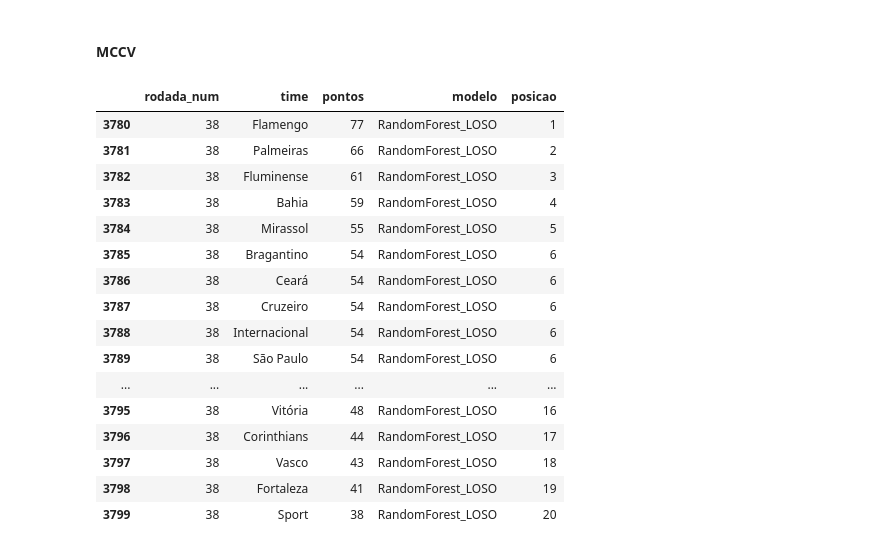
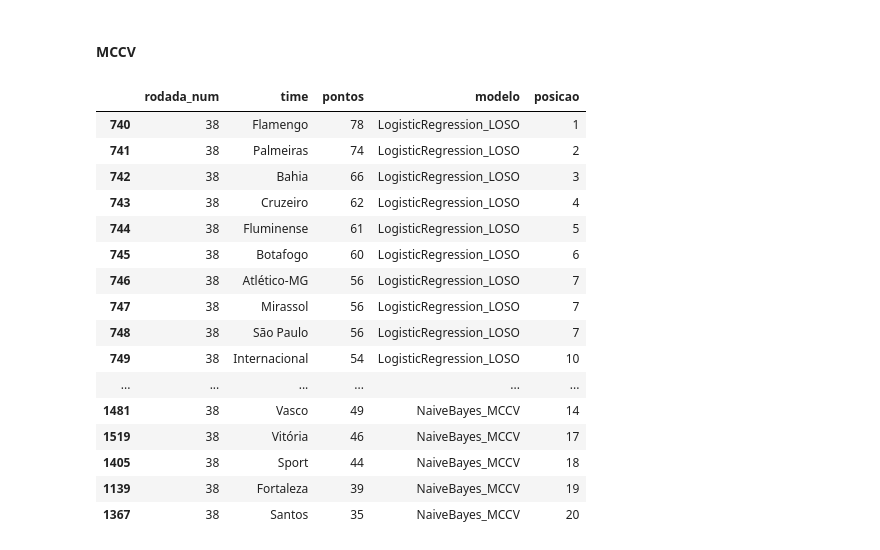
Before and after one commit to betoschneider/brasileirao, a Jupyter notebook: brasileirao-analise.ipynb, the cells around one changed output. Cells and saved outputs as stored; diff of their text form; code cells hidden in the pictures.

```diff
--- a/brasileirao-analise.ipynb
+++ b/brasileirao-analise.ipynb
@@ -820,5 +906,5 @@ for name, clf in classifiers.items():
 # %%
-modelos = [name + "_pred" for name in classifiers.keys()]
+modelos = [best_model_name + "_pred"]
 
 for modelo in modelos:
     mccv_resumo_agendadas_df[f"{modelo}_freq"] = mccv_resumo_agendadas_df.apply(
@@ -836,12 +922,12 @@ def gerar_grafico_percentual(freq_dict):
     return grafico.strip()
 
 # Aplicando no DataFrame resumo_agendadas
-for name in classifiers.keys():
+for name in [best_model_name]:
     mccv_resumo_agendadas_df[f"{name}_grafico"] = mccv_resumo_agendadas_df[f"{name}_freq"].apply(gerar_grafico_percentual)
 
 # Exibe tabela final compacta
 cols = []
-for name in classifiers.keys():
+for name in [best_model_name]:
     cols += [f"{name}_pred", f"{name}_grafico"]
 
 # mccv_resumo_agendadas_df[cols]
@@ -851,7 +937,7 @@ for name in classifiers.keys():
 ##### LOSO
 # %%
 # modelos = ['RandomForest_pred', 'LogisticRegression_pred']
-modelos = [name + "_pred" for name in classifiers.keys()]
+modelos = [melhor_modelo + "_pred"]
 
 tabela_evolucao_df = None
 for modelo in modelos:
@@ -877,7 +963,7 @@ tabela_evolucao_df["posicao"] = (
 #### MCCV
 # %%
 # modelos = ['RandomForest_pred', 'LogisticRegression_pred']
-modelos = [name + "_pred" for name in classifiers.keys()]
+modelos = [best_model_name + "_pred"]
 
 # tabela_evolucao_df = None
 for modelo in modelos:
@@ -900,24 +986,24 @@ tabela_evolucao_df["posicao"] = (
     .astype(int)
 )
 # %%
-tabela_evolucao_df[(tabela_evolucao_df['rodada_num'] == 38) & (tabela_evolucao_df['modelo'] == 'RandomForest_LOSO')]
+tabela_evolucao_df[(tabela_evolucao_df['rodada_num'] == 38)]
 # tabela_evolucao_df[(tabela_evolucao_df['rodada_num'] == 23) & (tabela_evolucao_df['time'] == 'Botafogo')]
 # %% [output]
 |  | rodada_num | time | pontos | modelo | posicao |
-| 3780 | 38 | Flamengo | 77 | RandomForest_LOSO | 1 |
-| 3781 | 38 | Palmeiras | 66 | RandomForest_LOSO | 2 |
-| 3782 | 38 | Fluminense | 61 | RandomForest_LOSO | 3 |
-| 3783 | 38 | Bahia | 59 | RandomForest_LOSO | 4 |
-| 3784 | 38 | Mirassol | 55 | RandomForest_LOSO | 5 |
-| 3785 | 38 | Bragantino | 54 | RandomForest_LOSO | 6 |
-| 3786 | 38 | Ceará | 54 | RandomForest_LOSO | 6 |
-| 3787 | 38 | Cruzeiro | 54 | RandomForest_LOSO | 6 |
-| 3788 | 38 | Internacional | 54 | RandomForest_LOSO | 6 |
-| 3789 | 38 | São Paulo | 54 | RandomForest_LOSO | 6 |
+| 740 | 38 | Flamengo | 78 | LogisticRegression_LOSO | 1 |
+| 741 | 38 | Palmeiras | 74 | LogisticRegression_LOSO | 2 |
+| 742 | 38 | Bahia | 66 | LogisticRegression_LOSO | 3 |
+| 743 | 38 | Cruzeiro | 62 | LogisticRegression_LOSO | 4 |
+| 744 | 38 | Fluminense | 61 | LogisticRegression_LOSO | 5 |
+| 745 | 38 | Botafogo | 60 | LogisticRegression_LOSO | 6 |
+| 746 | 38 | Atlético-MG | 56 | LogisticRegression_LOSO | 7 |
+| 747 | 38 | Mirassol | 56 | LogisticRegression_LOSO | 7 |
+| 748 | 38 | São Paulo | 56 | LogisticRegression_LOSO | 7 |
+| 749 | 38 | Internacional | 54 | LogisticRegression_LOSO | 10 |
 | ... | ... | ... | ... | ... | ... |
-| 3795 | 38 | Vitória | 48 | RandomForest_LOSO | 16 |
-| 3796 | 38 | Corinthians | 44 | RandomForest_LOSO | 17 |
-| 3797 | 38 | Vasco | 43 | RandomForest_LOSO | 18 |
-| 3798 | 38 | Fortaleza | 41 | RandomForest_LOSO | 19 |
-| 3799 | 38 | Sport | 38 | RandomForest_LOSO | 20 |
+| 1481 | 38 | Vasco | 49 | NaiveBayes_MCCV | 14 |
+| 1519 | 38 | Vitória | 46 | NaiveBayes_MCCV | 17 |
+| 1405 | 38 | Sport | 44 | NaiveBayes_MCCV | 18 |
+| 1139 | 38 | Fortaleza | 39 | NaiveBayes_MCCV | 19 |
+| 1367 | 38 | Santos | 35 | NaiveBayes_MCCV | 20 |
 # %%
```
Also changed, not shown: parts of 16 cells of this notebook, 2 other files.
